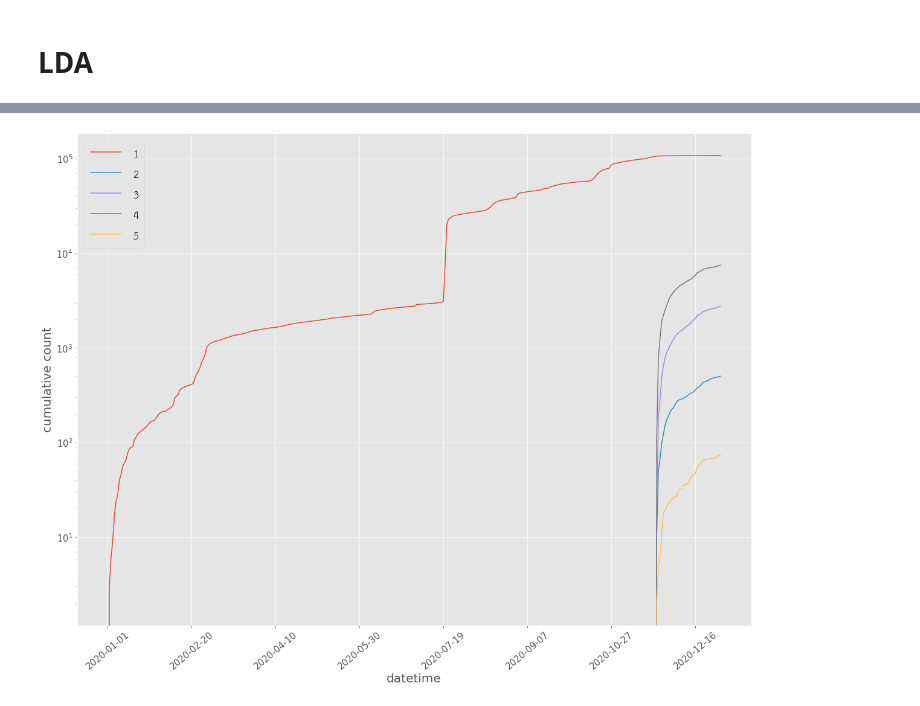
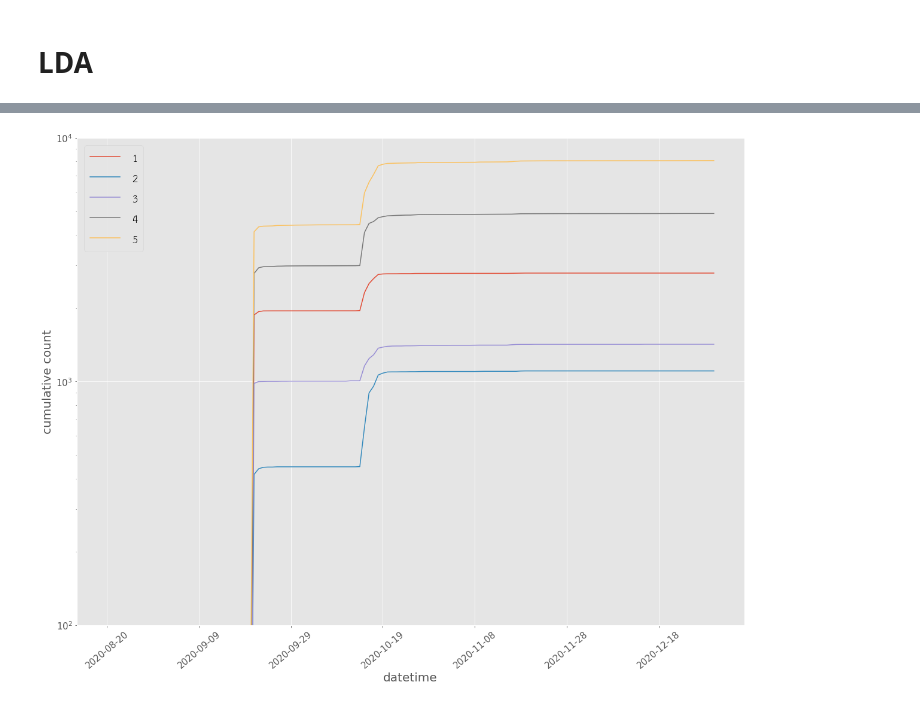
Before and after one commit to nozomiyamada/twitter_analysis, a Jupyter notebook: _campaign.ipynb, the cells around one changed output, grey strips where cells are left out. Cells and saved outputs as stored; diff of their text form; code cells hidden in the pictures.

```diff
--- a/_campaign.ipynb
+++ b/_campaign.ipynb
@@ -126,7 +155,10 @@ df[column].to_csv(filename.replace('.json','.csv'), index=False)
 # %% [markdown]
 # frequent hashtag & cooccurent words
 # %%
-df = pd.read_json(filename.replace('.json','_tokenized.json'))
+f = filename.replace('.json','_tokenized.json')  # all tweets
+#f = filename.replace('.json','_hashtag_tokenized.json')   # only hashtag
+
+df = pd.read_json(f)
 
 
 ##### hashtags #####
@@ -185,3 +216,0 @@ for tag, c, in hashtag_counter.most_common(num):
-# %%
-df = df.reset_index(drop=True)
-df
@@ -204,7 +219,7 @@ df
 # %%
 ### plot time series ###
 
-start_m = 1
+start_m = 8
 xs = list(range(start_m, 13))
 
 fig = plt.figure(figsize=(20,15))
@@ -249,9 +264,9 @@ Wall time: 1min 5s
 # %%
 # Save  & Load
 
-temp_file = datapath(filename.replace('tweets/','').replace('.json',''))
-#lda.save(temp_file)
-lda = LdaModel.load(temp_file)
+temp_file = datapath(f.replace('tweets/','').replace('_tokenized.json',''))
+lda.save(temp_file)
+#lda = LdaModel.load(temp_file)
 # %%
 ### print result of keywords ###
 print('|rank|topic 1||topic 2||topic 3||topic 4||topic 5||\n|:-:|:-:|:-:|:-:|:-:|:-:|:-:|:-:|:-:|:-:|:-:|')
@@ -327,18 +342,19 @@ for i, row in result_df[['tweet','topic',0,1,2,3,4]].sample(10).iterrows():
 # %%
 ### plot topic time series ###
 
 tempdf = timerange_day(df)
 
 for t in range(5):
     tempdf[t+1] = tempdf.date.apply(lambda x: sum((result_df.date <= x) & (result_df.topic==t)))
 
 tempdf.plot(x='date', figsize=(20,15))
 plt.legend(prop=font_label)
 plt.ylabel('cumulative count', size=20)
 plt.xlabel('datetime', size=20)
 plt.xticks(rotation=40, size=15)
 plt.yticks(size=15)
 plt.yscale('log')
+plt.ylim([100,10000])
 plt.show()
 # %% [output]
-[figure, old version]
+[figure, new version]
```
Also changed, not shown: parts of 15 cells of this notebook, 8 other files.
